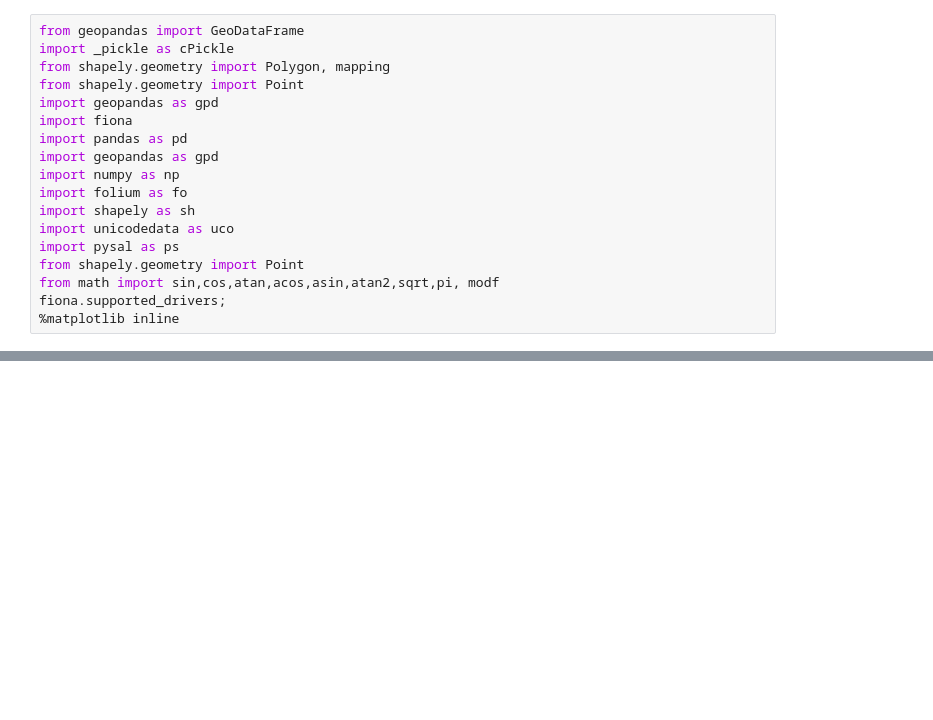
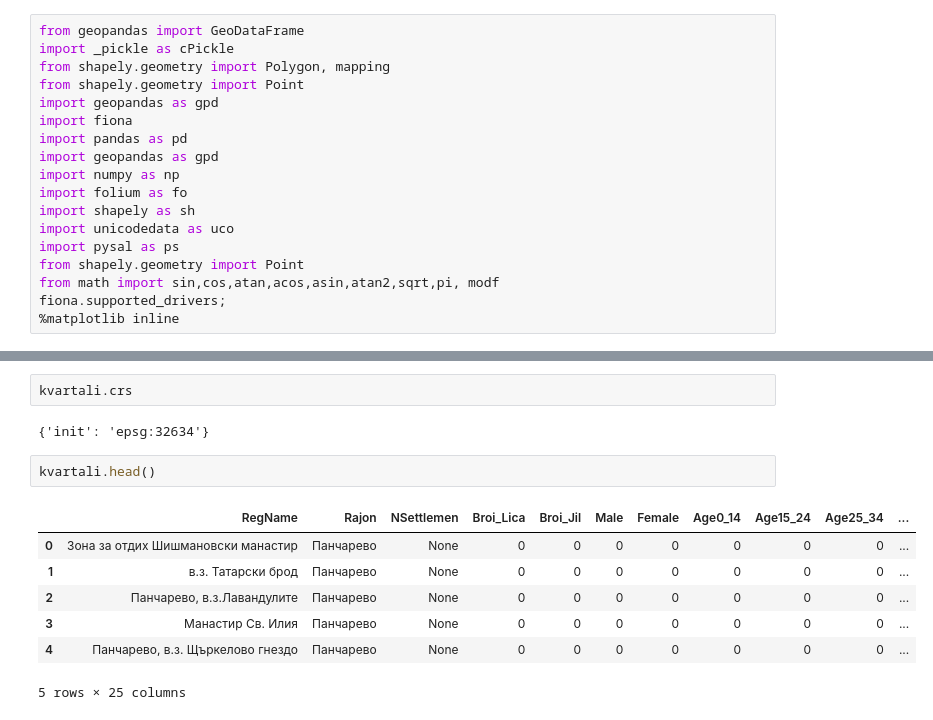
Before and after one commit to gdtdrv/Sofia-Hackathon, a Jupyter notebook: Subway.ipynb, the cells around one changed output, grey strips where cells are left out. Drawn from its saved outputs; the diff is of its cells as text; blank space fills up the shorter version.

```diff
--- a/Subway.ipynb
+++ b/Subway.ipynb
@@ -45,0 +86,14 @@ kvartali.tail()
+# %%
+kvartali.crs
+# %% [output]
+{'init': 'epsg:32634'}
+# %%
+kvartali.head()
+# %% [output]
+|  | RegName | Rajon | NSettlemen | Broi_Lica | Broi_Jil | Male | Female | Age0_14 | Age15_24 | Age25_34 | ... |
+| 0 | Зона за отдих Шишмановски манастир | Панчарево | None | 0 | 0 | 0 | 0 | 0 | 0 | 0 | ... |
+| 1 | в.з. Татарски брод | Панчарево | None | 0 | 0 | 0 | 0 | 0 | 0 | 0 | ... |
+| 2 | Панчарево, в.з.Лавандулите | Панчарево | None | 0 | 0 | 0 | 0 | 0 | 0 | 0 | ... |
+| 3 | Манастир Св. Илия | Панчарево | None | 0 | 0 | 0 | 0 | 0 | 0 | 0 | ... |
+| 4 | Панчарево, в.з. Щъркелово гнездо | Панчарево | None | 0 | 0 | 0 | 0 | 0 | 0 | 0 | ... |
+5 rows × 25 columns
```
Also changed, not shown: parts of 17 cells of this notebook, 1 other file.
